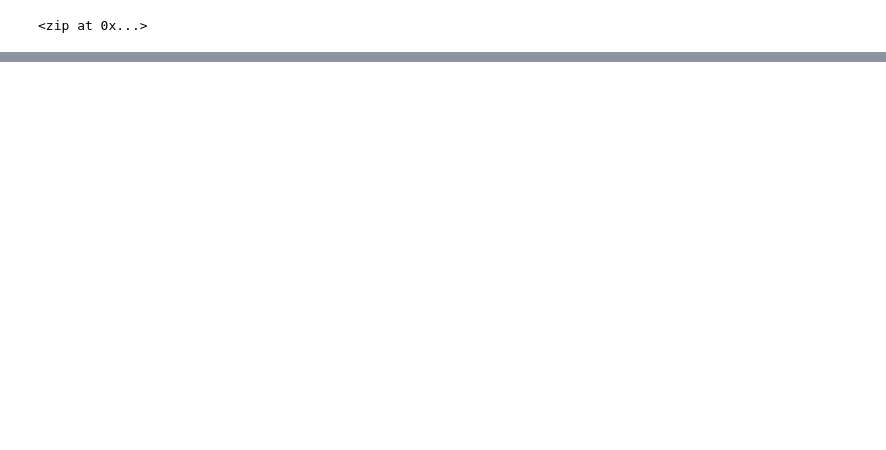
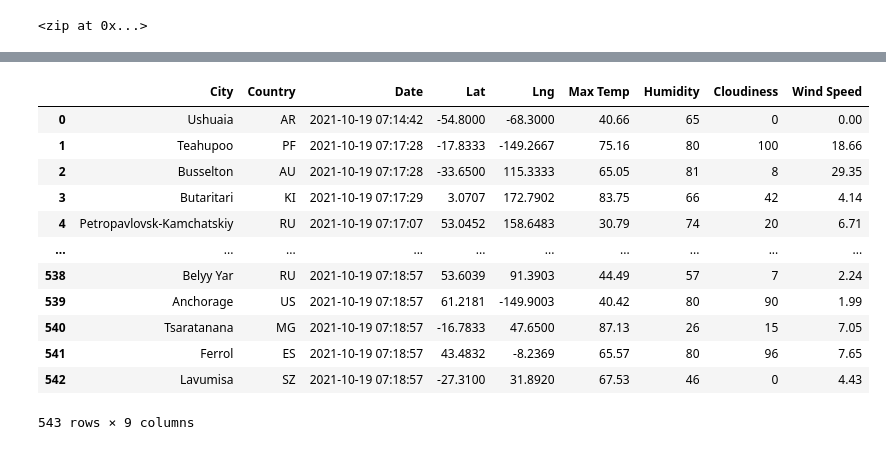
Before and after one commit to levflevine/World_Weather_Analysis, a Jupyter notebook: WeatherPy.ipynb, the cells around one changed output, grey strips where cells are left out. Cells and saved outputs as stored; diff of their text form; code cells hidden in the pictures; blank space fills up the shorter version.

Commit message:
city API

```diff
--- a/WeatherPy.ipynb
+++ b/WeatherPy.ipynb
@@ -31,0 +38,3 @@ len(cities)
+# %%
+# Starting URL for Weather Map API Call.
+url = "http://api.openweathermap.org/data/2.5/weather?units=Imperial&APPID=" + weather_api_key
@@ -31,0 +123,4 @@ len(cities)
+# %%
+# Convert the array of dictionaries to a Pandas DataFrame.
+city_data_df = pd.DataFrame(city_data)
+city_data_df.head(10)
@@ -31,0 +139,18 @@ len(cities)
+# %%
+new_order = ['City', 'Country', 'Date', 'Lat', 'Lng', 'Max Temp', 'Humidity', 'Cloudiness', 'Wind Speed']
+city_data_df = city_data_df[new_order]
+city_data_df
+# %% [output]
+|  | City | Country | Date | Lat | Lng | Max Temp | Humidity | Cloudiness | Wind Speed |
+| 0 | Ushuaia | AR | 2021-10-19 07:14:42 | -54.8000 | -68.3000 | 40.66 | 65 | 0 | 0.00 |
+| 1 | Teahupoo | PF | 2021-10-19 07:17:28 | -17.8333 | -149.2667 | 75.16 | 80 | 100 | 18.66 |
+| 2 | Busselton | AU | 2021-10-19 07:17:28 | -33.6500 | 115.3333 | 65.05 | 81 | 8 | 29.35 |
+| 3 | Butaritari | KI | 2021-10-19 07:17:29 | 3.0707 | 172.7902 | 83.75 | 66 | 42 | 4.14 |
+| 4 | Petropavlovsk-Kamchatskiy | RU | 2021-10-19 07:17:07 | 53.0452 | 158.6483 | 30.79 | 74 | 20 | 6.71 |
+| ... | ... | ... | ... | ... | ... | ... | ... | ... | ... |
+| 538 | Belyy Yar | RU | 2021-10-19 07:18:57 | 53.6039 | 91.3903 | 44.49 | 57 | 7 | 2.24 |
+| 539 | Anchorage | US | 2021-10-19 07:18:57 | 61.2181 | -149.9003 | 40.42 | 80 | 90 | 1.99 |
+| 540 | Tsaratanana | MG | 2021-10-19 07:18:57 | -16.7833 | 47.6500 | 87.13 | 26 | 15 | 7.05 |
+| 541 | Ferrol | ES | 2021-10-19 07:18:57 | 43.4832 | -8.2369 | 65.57 | 80 | 96 | 7.65 |
+| 542 | Lavumisa | SZ | 2021-10-19 07:18:57 | -27.3100 | 31.8920 | 67.53 | 46 | 0 | 4.43 |
+543 rows × 9 columns
```
Also changed, not shown: parts of 5 cells of this notebook, 2 other files.
